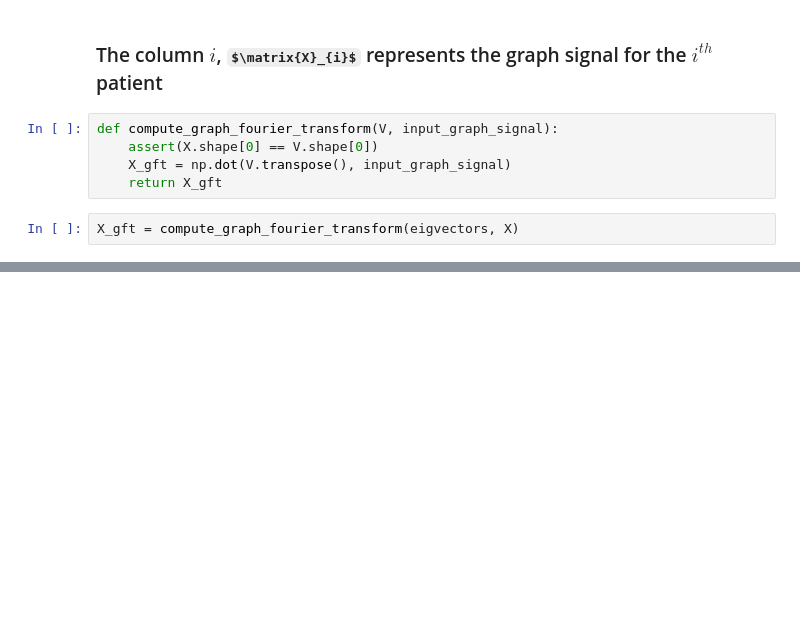
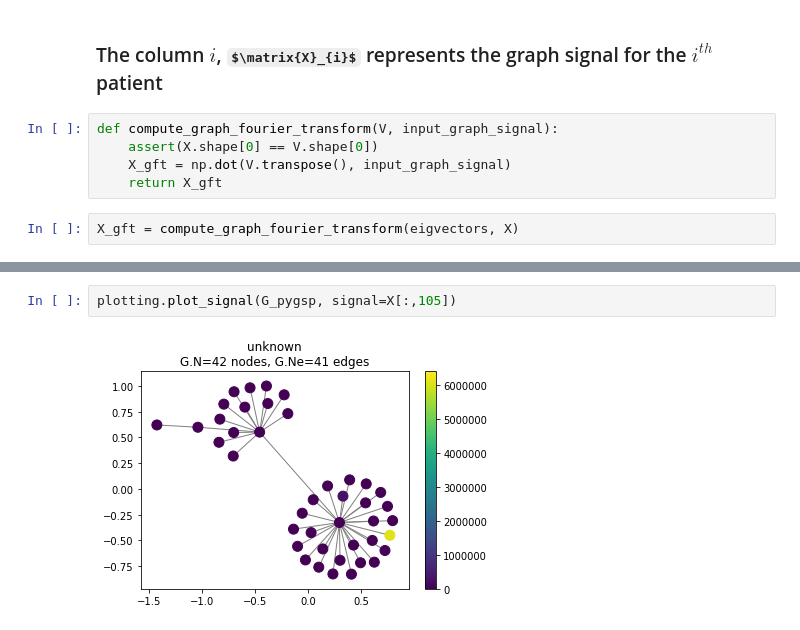
Before and after one commit to raghuramdr/radiomics_analysis, a Jupyter notebook: minimum_spanning_tree.ipynb, the cells around one changed output, grey strips where cells are left out. Drawn from its saved outputs; the diff is of its cells as text; some formulas as TeX source; blank space fills up the shorter version.

```diff
--- a/minimum_spanning_tree.ipynb
+++ b/minimum_spanning_tree.ipynb
@@ -166,0 +181,4 @@ matrix([[ 1.38096746e+04,  4.60869372e+05,  2.29638492e+06, ...,
+# %%
+plotting.plot_signal(G_pygsp, signal=X[:,105])
+# %% [output]
+[figure, added]
```
Also changed, not shown: parts of 40 cells of this notebook, 1 other file.
